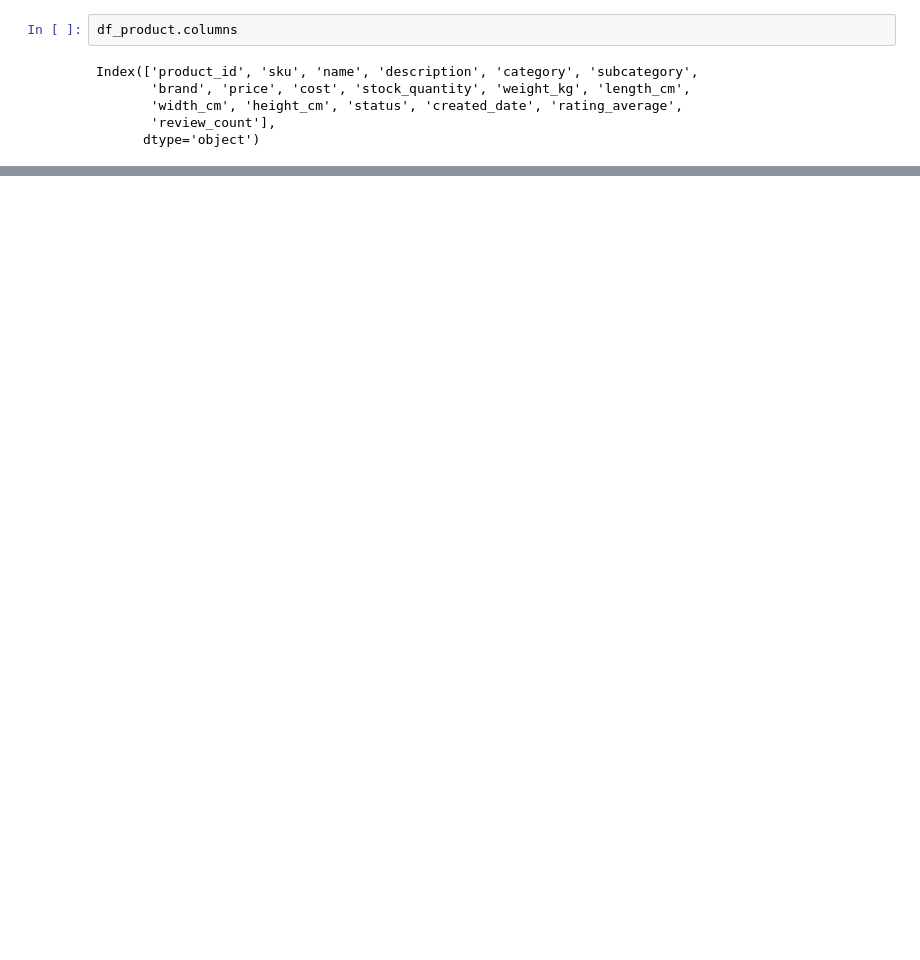
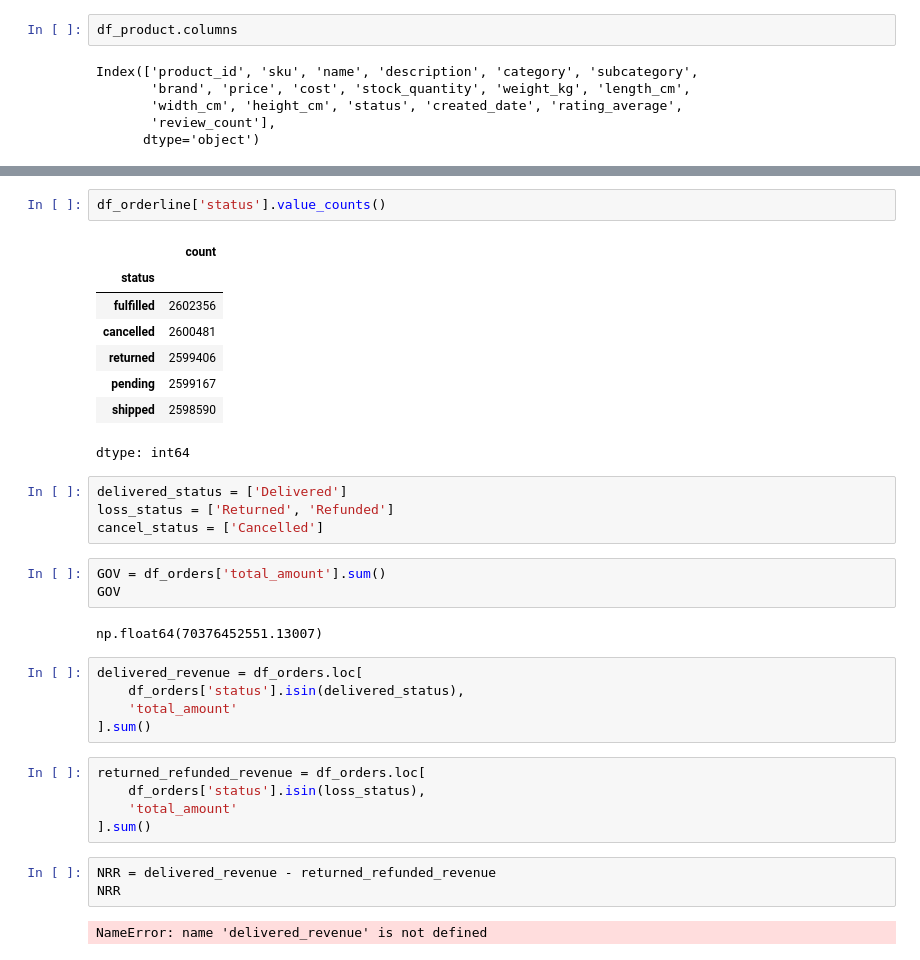
Before and after one commit to rishavvashisht823/Amazon, a Jupyter notebook: chapter_appendix-tools-for-deep-learning/jupyter.ipynb, the cells around one changed output, grey strips where cells are left out. Saved outputs shown, nothing was run; the diff lists cells and outputs as text; blank space fills up the shorter version.

```diff
--- a/chapter_appendix-tools-for-deep-learning/jupyter.ipynb
+++ b/chapter_appendix-tools-for-deep-learning/jupyter.ipynb
@@ -77,0 +128,35 @@ df_product.head(2)
+# %%
+df_orderline['status'].value_counts()
+# %% [output]
+|  | count |
+| status |  |
+| fulfilled | 2602356 |
+| cancelled | 2600481 |
+| returned | 2599406 |
+| pending | 2599167 |
+| shipped | 2598590 |
+dtype: int64
+# %%
+delivered_status = ['Delivered']
+loss_status = ['Returned', 'Refunded']
+cancel_status = ['Cancelled']
+# %%
+GOV = df_orders['total_amount'].sum()
+GOV
+# %% [output]
+np.float64(70376452551.13007)
+# %%
+delivered_revenue = df_orders.loc[
+    df_orders['status'].isin(delivered_status),
+    'total_amount'
+].sum()
+# %%
+returned_refunded_revenue = df_orders.loc[
+    df_orders['status'].isin(loss_status),
+    'total_amount'
+].sum()
+# %%
+NRR = delivered_revenue - returned_refunded_revenue
+NRR
+# %% [output]
+NameError: name 'delivered_revenue' is not defined
```
Also changed, not shown: parts of 7 cells of this notebook.
